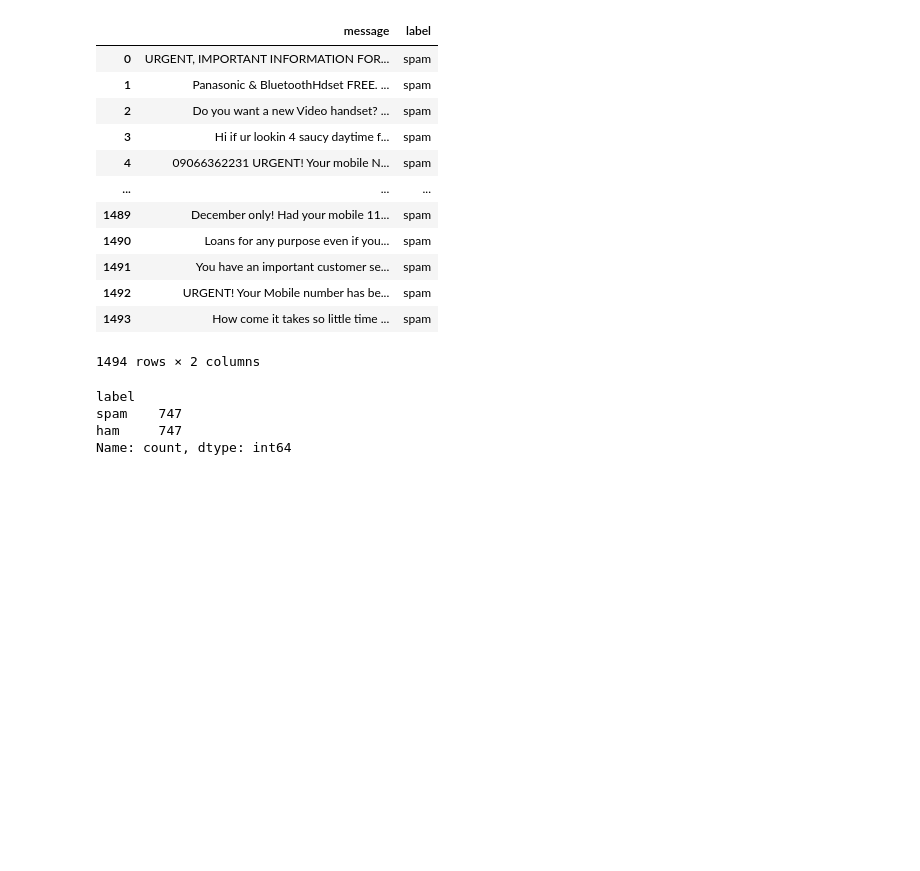
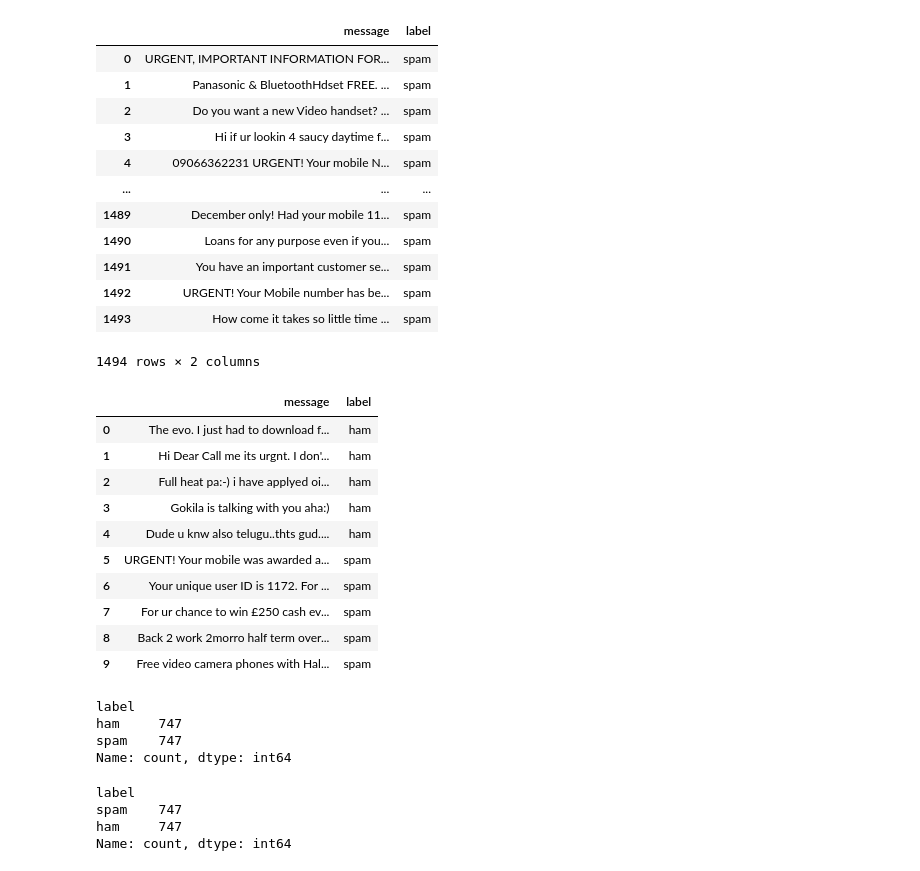
Before and after one commit to quantumudit/SMS-Spam-Detector, a Jupyter notebook: notebooks/01_data_exploration.ipynb, the cells around one changed output. Drawn from its saved outputs; the diff is of its cells as text; code cells hidden in the pictures; blank space fills up the shorter version.

```diff
--- a/notebooks/01_data_exploration.ipynb
+++ b/notebooks/01_data_exploration.ipynb
@@ -100,6 +97,50 @@ sms_df
 | 1492 | URGENT! Your Mobile number has be... | spam |
 | 1493 | How come it takes so little time ... | spam |
 1494 rows × 2 columns
+# %%
+def balance_dataframe(df, class_names, label_column):
+    class_counts = []
+    for cls in class_names:
+        n_rows = df[label_column].value_counts()[cls]
+        class_counts.append((cls, n_rows))
+
+    min_class = min(class_counts, key=lambda x: x[1])
+    balanced_n = min_class[1]
+
+    class_dfs_list = []
+    for cls in class_names:
+        part_df = df[df[label_column] == cls].sample(n=balanced_n, random_state=42)
+        class_dfs_list.append(part_df)
+
+    balanced_df = (
+        pd.concat(class_dfs_list, ignore_index=True)
+        .sample(frac=1, random_state=42)
+        .reset_index(drop=True)
+    )
+
+    return balanced_df
+# %%
+balanced_df = balance_dataframe(df, ["spam", "ham"], "label")
+balanced_df.head(10)
+# %% [output]
+|  | message | label |
+| 0 | The evo. I just had to download f... | ham |
+| 1 | Hi Dear Call me its urgnt. I don'... | ham |
+| 2 | Full heat pa:-) i have applyed oi... | ham |
+| 3 | Gokila is talking with you aha:) | ham |
+| 4 | Dude u knw also telugu..thts gud.... | ham |
+| 5 | URGENT! Your mobile was awarded a... | spam |
+| 6 | Your unique user ID is 1172. For ... | spam |
+| 7 | For ur chance to win £250 cash ev... | spam |
+| 8 | Back 2 work 2morro half term over... | spam |
+| 9 | Free video camera phones with Hal... | spam |
+# %%
+balanced_df["label"].value_counts()
+# %% [output]
+label
+ham     747
+spam    747
+Name: count, dtype: int64
 # %%
 sms_df["label"].value_counts()
 # %% [output]
```
Also changed, not shown: parts of 1 cell of this notebook, 6 other files.
